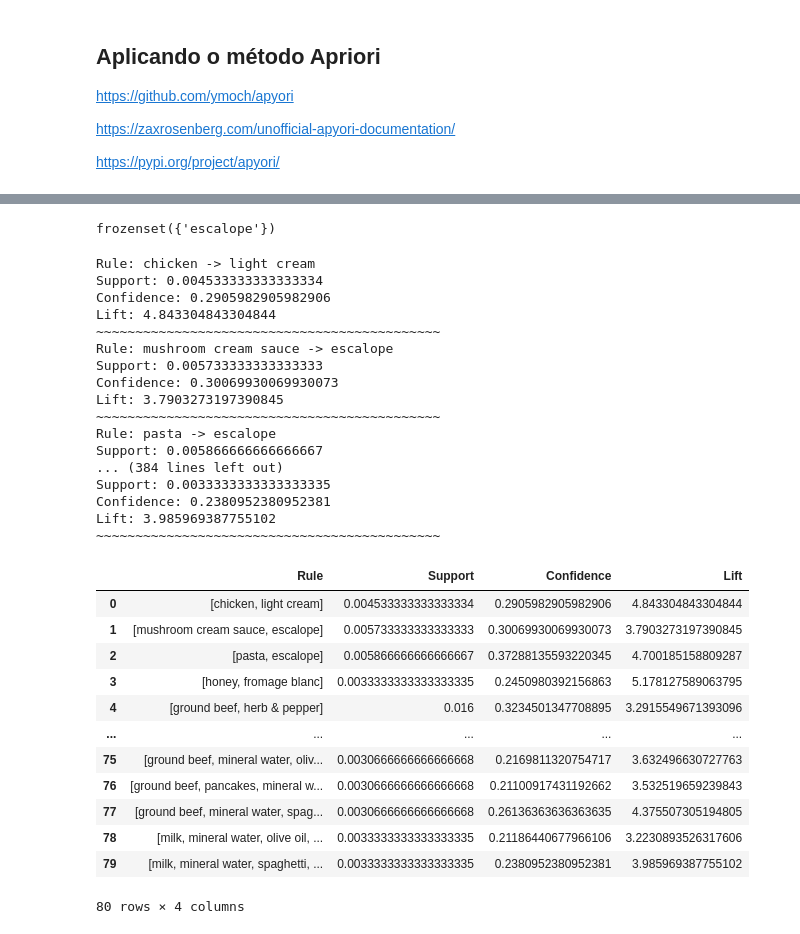
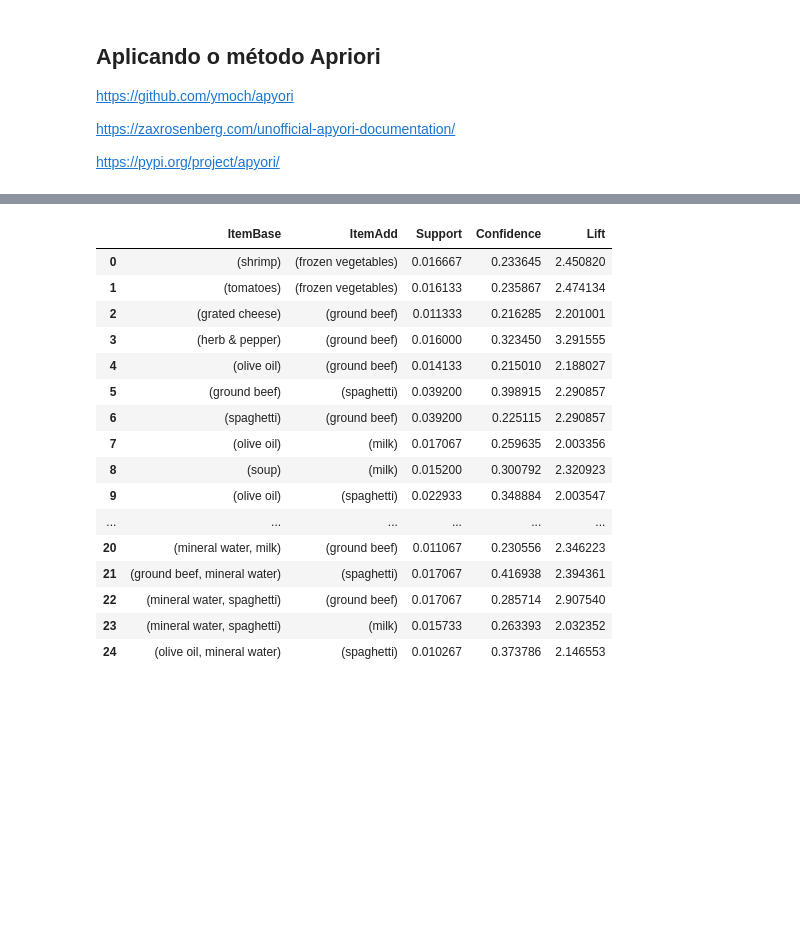
Before and after one commit to bruno-curta/fiap-live-class-mb-analysis, a Jupyter notebook: live_class_market_basket_analysis.ipynb, the cells around one changed output, grey strips where cells are left out. Drawn from its saved outputs; the diff is of its cells as text; code cells hidden in the pictures; blank space fills up the shorter version.

```diff
--- a/live_class_market_basket_analysis.ipynb
+++ b/live_class_market_basket_analysis.ipynb
@@ -422,32 +413,0 @@ RelationRecord(items=frozenset({'milk', 'mineral water', 'spaghetti', 'tomatoes'
-# %%
-results[1][2][0][1]
-# %% [output]
-frozenset({'escalope'})
-# %%
-for i in results:
-
-    regra = i[0]
-    produtos = [x for x in regra]
-    print("Rule: " + produtos[0] + " -> " + produtos[1])
-    print("Support: " + str(i[1]))
-    print("Confidence: " + str(i[2][0][2]))
-    print("Lift: " + str(i[2][0][3]))
-    print("~~~~~~~~~~~~~~~~~~~~~~~~~~~~~~~~~~~~~~~~~~~~")
-# %% [output]
-Rule: chicken -> light cream
-Support: 0.004533333333333334
-Confidence: 0.2905982905982906
-Lift: 4.843304843304844
-~~~~~~~~~~~~~~~~~~~~~~~~~~~~~~~~~~~~~~~~~~~~
-Rule: mushroom cream sauce -> escalope
-Support: 0.005733333333333333
-Confidence: 0.30069930069930073
-Lift: 3.7903273197390845
-~~~~~~~~~~~~~~~~~~~~~~~~~~~~~~~~~~~~~~~~~~~~
-Rule: pasta -> escalope
-Support: 0.005866666666666667
-... (384 lines left out)
-Support: 0.0033333333333333335
-Confidence: 0.2380952380952381
-Lift: 3.985969387755102
-~~~~~~~~~~~~~~~~~~~~~~~~~~~~~~~~~~~~~~~~~~~~
@@ -467,18 +413,0 @@ for i in results:
-# %%
-dict = {'Rule': Rule, 'Support': Support, 'Confidence': Confidence, "Lift": Lift}
-d = pd.DataFrame(dict)
-d
-# %% [output]
-|  | Rule | Support | Confidence | Lift |
-| 0 | [chicken, light cream] | 0.004533333333333334 | 0.2905982905982906 | 4.843304843304844 |
-| 1 | [mushroom cream sauce, escalope] | 0.005733333333333333 | 0.30069930069930073 | 3.7903273197390845 |
-| 2 | [pasta, escalope] | 0.005866666666666667 | 0.37288135593220345 | 4.700185158809287 |
-| 3 | [honey, fromage blanc] | 0.0033333333333333335 | 0.2450980392156863 | 5.178127589063795 |
-| 4 | [ground beef, herb & pepper] | 0.016 | 0.3234501347708895 | 3.2915549671393096 |
-| ... | ... | ... | ... | ... |
-| 75 | [ground beef, mineral water, oliv... | 0.0030666666666666668 | 0.2169811320754717 | 3.632496630727763 |
-| 76 | [ground beef, pancakes, mineral w... | 0.0030666666666666668 | 0.21100917431192662 | 3.532519659239843 |
-| 77 | [ground beef, mineral water, spag... | 0.0030666666666666668 | 0.26136363636363635 | 4.375507305194805 |
-| 78 | [milk, mineral water, olive oil, ... | 0.0033333333333333335 | 0.21186440677966106 | 3.2230893526317606 |
-| 79 | [milk, mineral water, spaghetti, ... | 0.0033333333333333335 | 0.2380952380952381 | 3.985969387755102 |
-80 rows × 4 columns
@@ -484,0 +434,20 @@ d
+# %%
+apriori_df_results
+# %% [output]
+|  | ItemBase | ItemAdd | Support | Confidence | Lift |
+| 0 | (shrimp) | (frozen vegetables) | 0.016667 | 0.233645 | 2.450820 |
+| 1 | (tomatoes) | (frozen vegetables) | 0.016133 | 0.235867 | 2.474134 |
+| 2 | (grated cheese) | (ground beef) | 0.011333 | 0.216285 | 2.201001 |
+| 3 | (herb & pepper) | (ground beef) | 0.016000 | 0.323450 | 3.291555 |
+| 4 | (olive oil) | (ground beef) | 0.014133 | 0.215010 | 2.188027 |
+| 5 | (ground beef) | (spaghetti) | 0.039200 | 0.398915 | 2.290857 |
+| 6 | (spaghetti) | (ground beef) | 0.039200 | 0.225115 | 2.290857 |
+| 7 | (olive oil) | (milk) | 0.017067 | 0.259635 | 2.003356 |
+| 8 | (soup) | (milk) | 0.015200 | 0.300792 | 2.320923 |
+| 9 | (olive oil) | (spaghetti) | 0.022933 | 0.348884 | 2.003547 |
+| ... | ... | ... | ... | ... | ... |
+| 20 | (mineral water, milk) | (ground beef) | 0.011067 | 0.230556 | 2.346223 |
+| 21 | (ground beef, mineral water) | (spaghetti) | 0.017067 | 0.416938 | 2.394361 |
+| 22 | (mineral water, spaghetti) | (ground beef) | 0.017067 | 0.285714 | 2.907540 |
+| 23 | (mineral water, spaghetti) | (milk) | 0.015733 | 0.263393 | 2.032352 |
+| 24 | (olive oil, mineral water) | (spaghetti) | 0.010267 | 0.373786 | 2.146553 |
```
Also changed, not shown: parts of 23 cells of this notebook.
